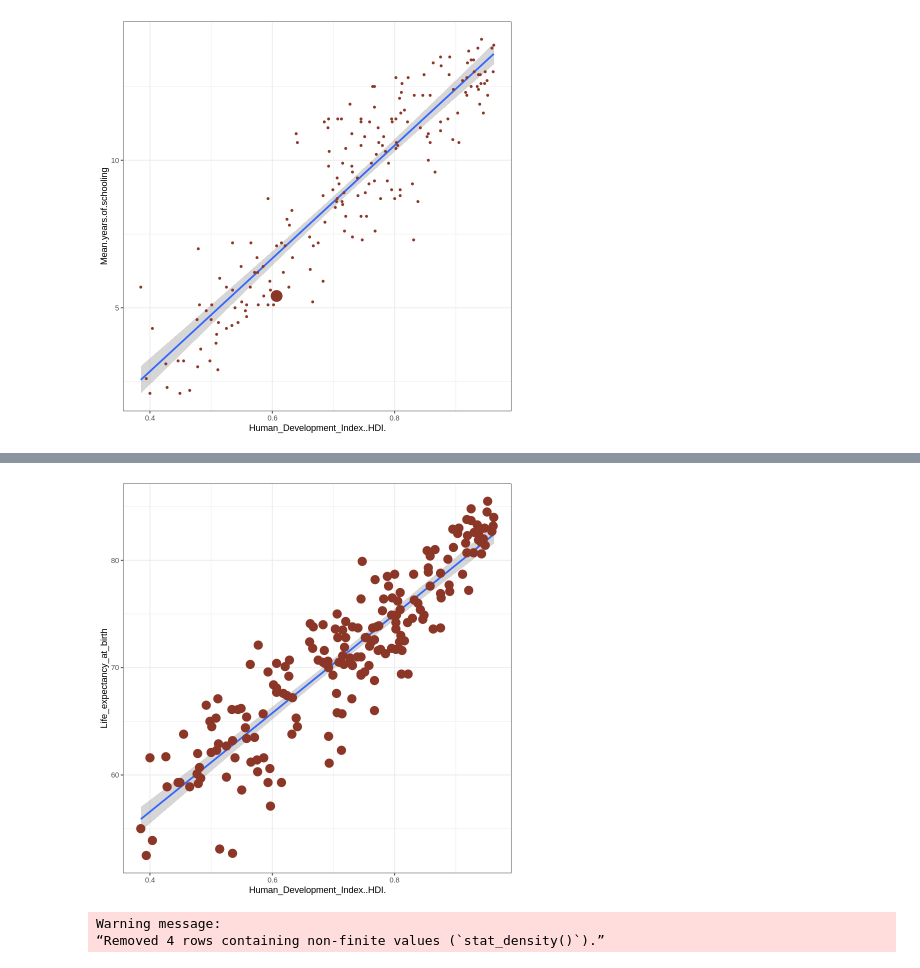
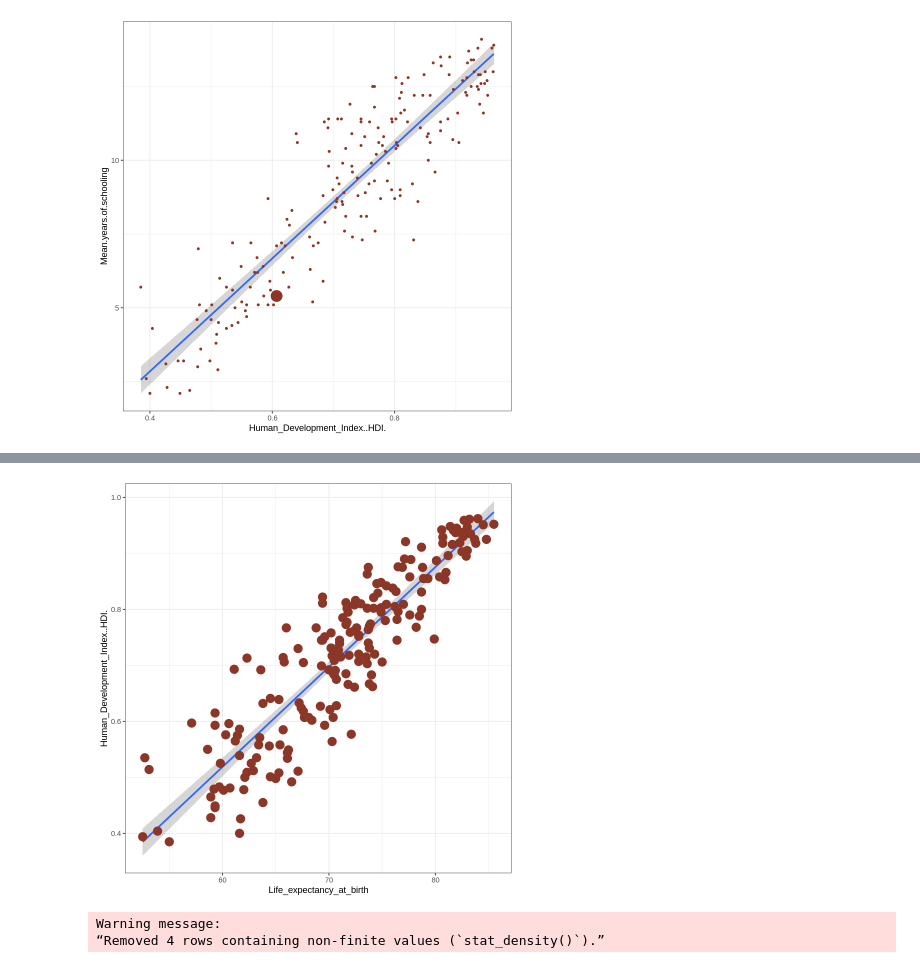
Before and after one commit to LeenaBirvatkar/Human-Development-Index-Analysis, a Jupyter notebook: HDI_index.ipynb, the cells around one changed output, grey strips where cells are left out. Saved outputs shown, nothing was run; the diff lists cells and outputs as text; code cells hidden in the pictures.

```diff
--- a/HDI_index.ipynb
+++ b/HDI_index.ipynb
@@ -189,5 +210,5 @@ library(ggpubr)
 # %%
-hdi_index = select(hdi_index,HDI.rank,Country,HUMAN_DEVELOPMENT, ..HHuman_Development_IndexDI.	, Life_expectancy_at_birth, Expected.years.of.schooling,Mean.years.of.schooling,Gross.national.income..GNI..per.capita)
+hdi_index = select(hdi_index,HDI.rank,Country,HUMAN_DEVELOPMENT, Human_Development_Index..HDI.	, Life_expectancy_at_birth, Expected.years.of.schooling,Mean.years.of.schooling,Gross.national.income..GNI..per.capita)
 # %%
 ggplot(hdi_index,aes(x = HUMAN_DEVELOPMENT))+
 geom_bar(fill= "red" )+
@@ -254,7 +265,7 @@ Warning message:
 [figure]
 # %%
 #2 Correlation
-g <- ggplot(hdi_index, aes(x=Human_Development_Index..HDI., y=Life_expectancy_at_birth)) +
+g <- ggplot(hdi_index, aes(x=Life_expectancy_at_birth, y=Human_Development_Index..HDI.)) +
     geom_smooth(method="lm") +geom_count(col="tomato4", show.legend=F)
 plot(g)
 # %% [output]
@@ -266,4 +273,4 @@ Warning message:
-[figure, old version]
+[figure, new version]
 # %%
 #density plot
 g1 <- ggplot(hdi_index, aes(Human_Development_Index..HDI.)) +
```
Also changed, not shown: parts of 13 cells of this notebook.
